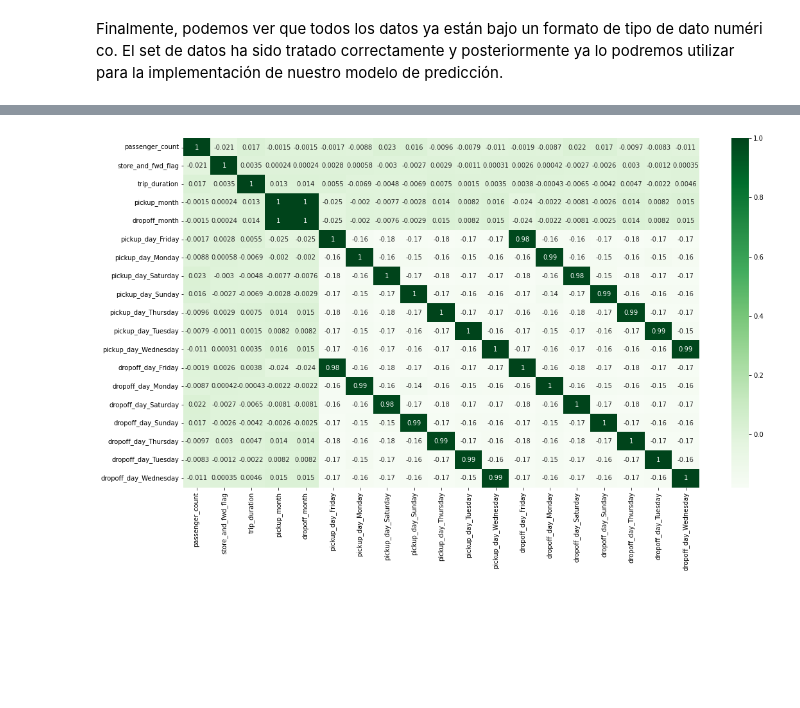
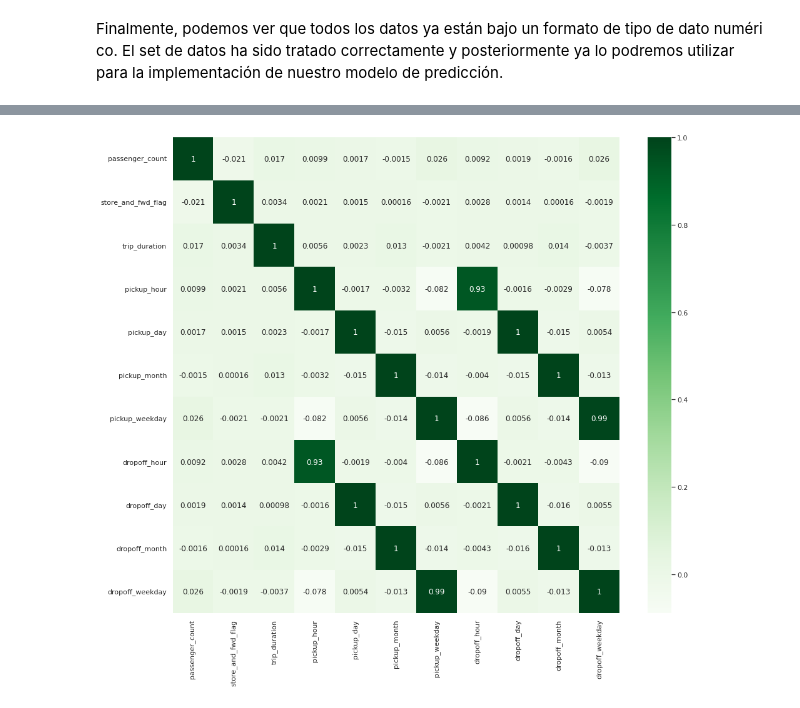
Before and after one commit to jcardonamde/datasets_ml, a Jupyter notebook: 03_datasets_ml.ipynb, the cells around one changed output, grey strips where cells are left out. Saved outputs shown, nothing was run; the diff lists cells and outputs as text; code cells hidden in the pictures; blank space fills up the shorter version.

Commit message:
Create from Collaboratory - I added exploratory graphics and technical presentation

```diff
--- a/03_datasets_ml.ipynb
+++ b/03_datasets_ml.ipynb
@@ -452,0 +487,19 @@ df.describe()
+# %%
+# Se crean filtros asociados a los rangos de analisis de los valores asociados a dicha columna
+df = df.loc[(df.pickup_latitude > 40.6) & (df.pickup_latitude < 40.9)]
+df = df.loc[(df.dropoff_latitude > 40.6) & (df.dropoff_latitude < 40.9)]
+df = df.loc[(df.dropoff_longitude > -74.05) & (df.dropoff_longitude < -73.7)]
+df = df.loc[(df.pickup_longitude > -74.05) & (df.pickup_longitude < -73.7)]
+
+# Creamos una copia del set de datos para asociarlo a una variable con la cual crearemos el grafico
+data_coordinates = df.copy()
+sns.set(style="white", palette="muted", color_codes=True)
+f, axes = plt.subplots(2,2,figsize=(12, 12), sharex=False, sharey = False)#
+sns.despine(left=True)
+sns.distplot(data_coordinates['pickup_latitude'].values, label = 'pickup_latitude',color="m",bins = 100, ax=axes[0,0])
+sns.distplot(data_coordinates['pickup_longitude'].values, label = 'pickup_longitude',color="g",bins =100, ax=axes[0,1])
+sns.distplot(data_coordinates['dropoff_latitude'].values, label = 'dropoff_latitude',color="m",bins =100, ax=axes[1, 0])
+sns.distplot(data_coordinates['dropoff_longitude'].values, label = 'dropoff_longitude',color="g",bins =100, ax=axes[1, 1])
+plt.setp(axes, yticks=[])
+plt.tight_layout()
+plt.show()
@@ -493,11 +579,16 @@ Realizare el ejercicio por revisar como se podria hacer la conversión de este t
 df['pickup_datetime'] = pd.to_datetime(df['pickup_datetime'])
 df['dropoff_datetime'] = pd.to_datetime(df['dropoff_datetime'])
 # %%
-# Crear características de fecha
-df['pickup_day'] = df['pickup_datetime'].dt.day_name()
-df['dropoff_day'] = df['dropoff_datetime'].dt.day_name()
+# Crear características adicional para datatime
+df['pickup_hour'] = df['pickup_datetime'].dt.hour
+df['pickup_day'] = df['pickup_datetime'].dt.day
 df['pickup_month'] = df['pickup_datetime'].dt.month
+df['pickup_weekday'] = df['pickup_datetime'].dt.weekday
+
+df['dropoff_hour'] = df['dropoff_datetime'].dt.hour
+df['dropoff_day'] = df['dropoff_datetime'].dt.day
 df['dropoff_month'] = df['dropoff_datetime'].dt.month
+df['dropoff_weekday'] = df['dropoff_datetime'].dt.weekday
 # %%
 # Revisión de las columnas del set de datos luego de esta transformación
 df.columns
@@ -538,6 +630,7 @@ Como podemos visualizar ya, las columnas son de tipo numérico a exce
 # Convertimos las variables categóricas en variables numéricas
 df = pd.get_dummies(df)
 # %%
-# Reviso nuevamente el set de datos luego de esta conversión de tipo de datos en las columnas faltantes
-df.head()
+# Reviso nuevamente el set de datos luego de esta conversión de tipo de datos en las columnas faltantes y las asocio a una nueva variable
+clean_data = df
+clean_data.head()
 # %% [output]
@@ -601,12 +685,12 @@ df.corr()
 # %%
 # Se importan las librerias requeridas
 import matplotlib.pyplot as plt
 import seaborn as sns
 
 # Se genera gráfico de tipo correlacional
-plt.figure(figsize=(18,10))
-corr = df.corr()
+plt.figure(figsize=(16,14))
+corr = clean_data.corr()
 sns.heatmap(corr, cmap = 'Greens', annot = True)
 plt.show()
 # %% [output]
-[figure, old version]
+[figure, new version]
```
Also changed, not shown: parts of 50 cells of this notebook.
